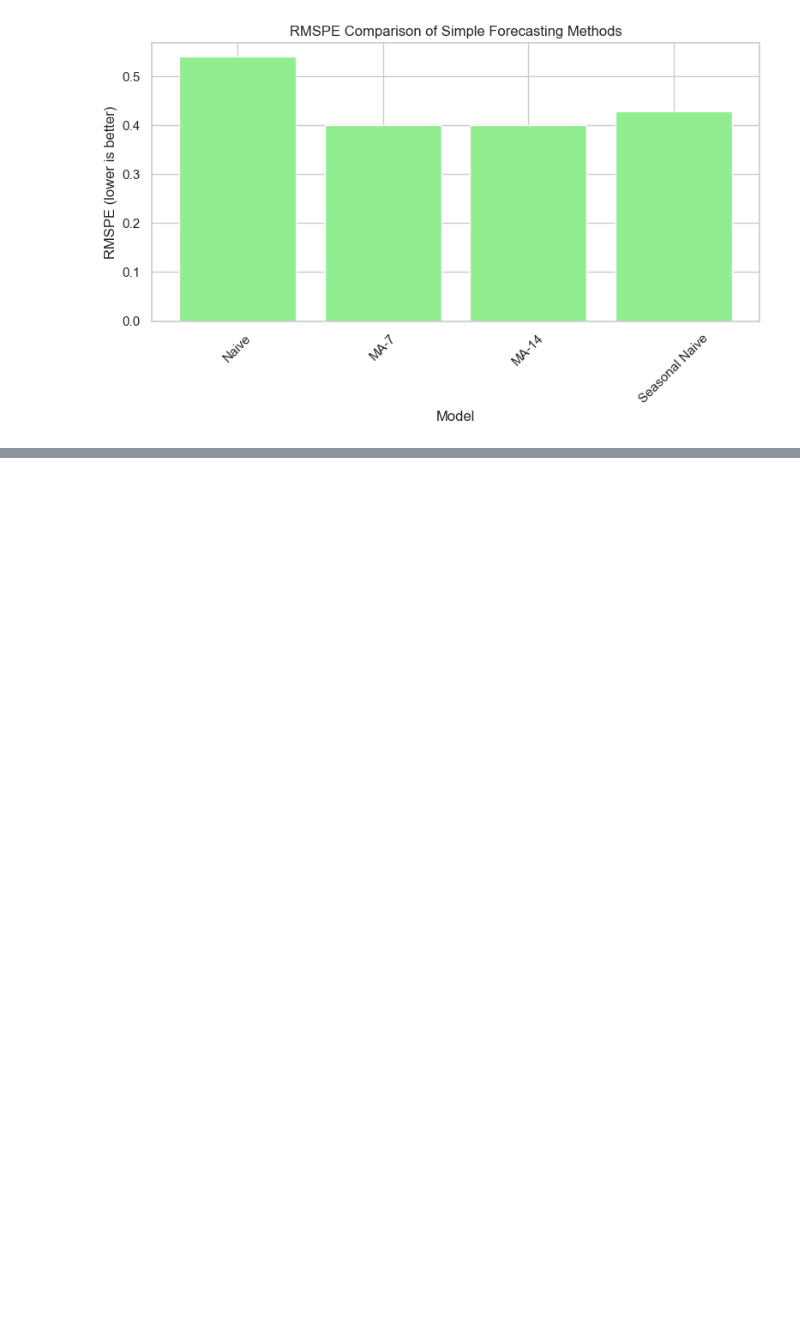
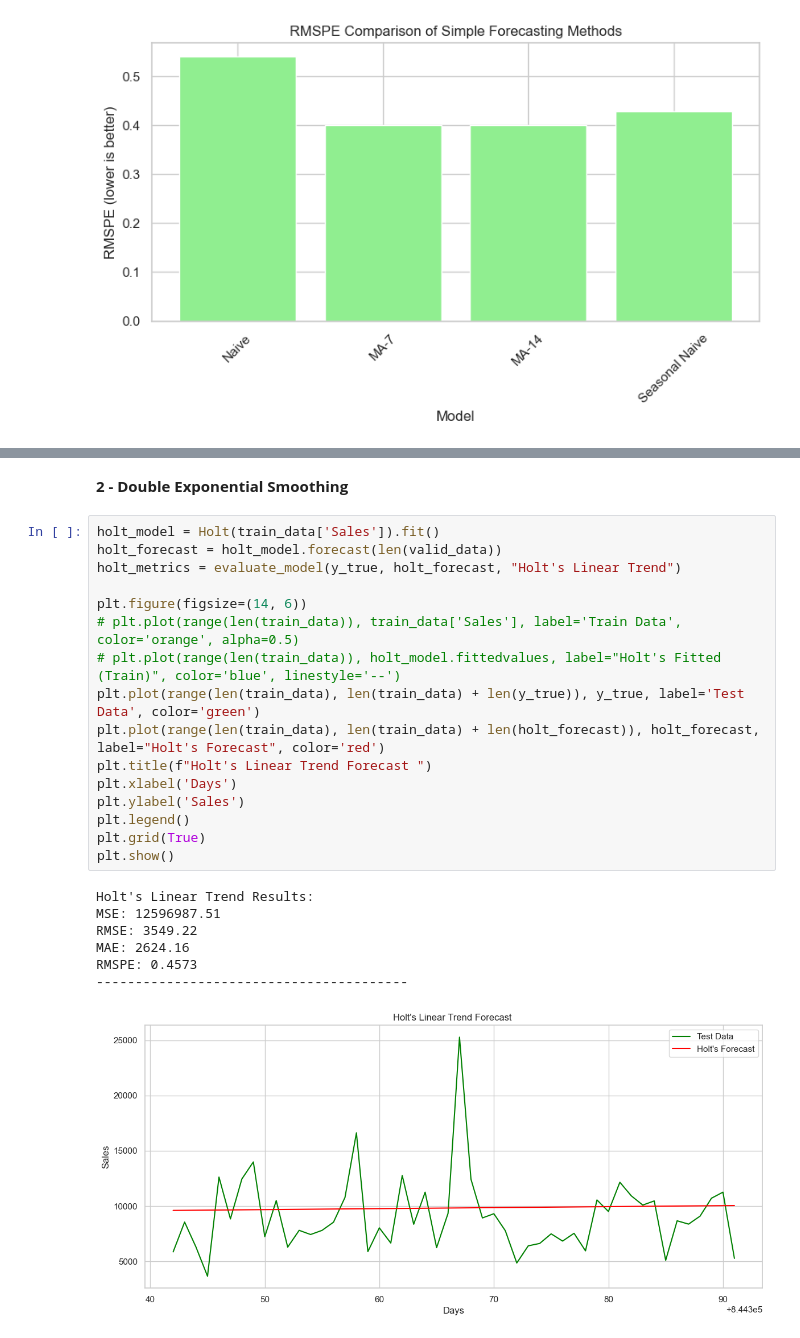
Before and after one commit to ali2yman/Rossman-Store---Time-Series-Analysis-Project, a Jupyter notebook: code.ipynb, the cells around one changed output, grey strips where cells are left out. Saved outputs shown, nothing was run; the diff lists cells and outputs as text; blank space fills up the shorter version.

```diff
--- a/code.ipynb
+++ b/code.ipynb
@@ -712,0 +748,26 @@ plt.show()
+# %% [markdown]
+<B>2 - Double Exponential Smoothing</B>
+# %%
+holt_model = Holt(train_data['Sales']).fit()
+holt_forecast = holt_model.forecast(len(valid_data))
+holt_metrics = evaluate_model(y_true, holt_forecast, "Holt's Linear Trend")
+
+plt.figure(figsize=(14, 6))
+# plt.plot(range(len(train_data)), train_data['Sales'], label='Train Data', color='orange', alpha=0.5)
+# plt.plot(range(len(train_data)), holt_model.fittedvalues, label="Holt's Fitted (Train)", color='blue', linestyle='--')
+plt.plot(range(len(train_data), len(train_data) + len(y_true)), y_true, label='Test Data', color='green')
+plt.plot(range(len(train_data), len(train_data) + len(holt_forecast)), holt_forecast, label="Holt's Forecast", color='red')
+plt.title(f"Holt's Linear Trend Forecast ")
+plt.xlabel('Days')
+plt.ylabel('Sales')
+plt.legend()
+plt.grid(True)
+plt.show()
+# %% [output]
+Holt's Linear Trend Results:
+MSE: 12596987.51
+RMSE: 3549.22
+MAE: 2624.16
+RMSPE: 0.4573
+----------------------------------------
+[figure, added]
```
Also changed, not shown: parts of 9 cells of this notebook.
